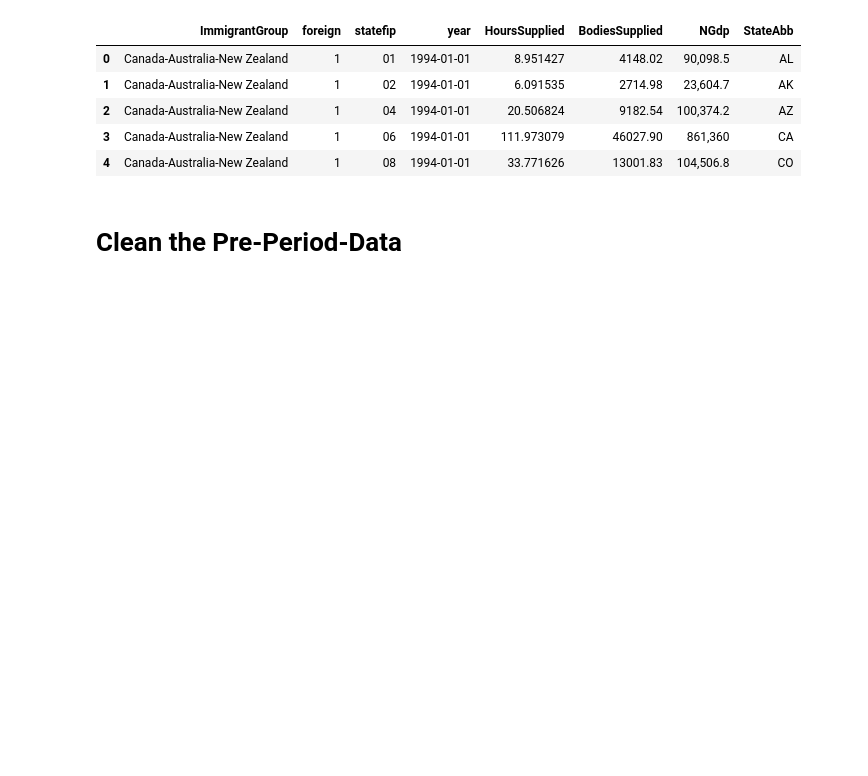
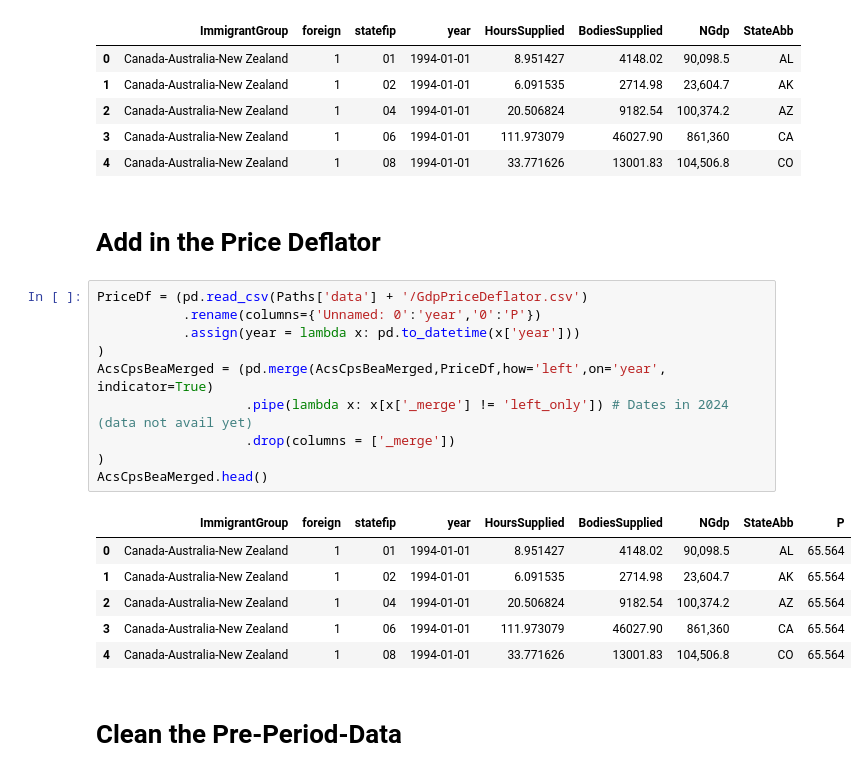
Before and after one commit to Robert-T-Remuszka/ImmigrationTfp, a Jupyter notebook: code/MakeStateAnalysis.ipynb, the cells around one changed output. Cells and saved outputs as stored; diff of their text form; blank space fills up the shorter version.

```diff
--- a/code/MakeStateAnalysis.ipynb
+++ b/code/MakeStateAnalysis.ipynb
@@ -329,6 +329,25 @@ AcsCpsBeaMerged.head()
 | 2 | Canada-Australia-New Zealand | 1 | 04 | 1994-01-01 | 20.506824 | 9182.54 | 100,374.2 | AZ |
 | 3 | Canada-Australia-New Zealand | 1 | 06 | 1994-01-01 | 111.973079 | 46027.90 | 861,360 | CA |
 | 4 | Canada-Australia-New Zealand | 1 | 08 | 1994-01-01 | 33.771626 | 13001.83 | 104,506.8 | CO |
+# %% [markdown]
+# Add in the Price Deflator
+# %%
+PriceDf = (pd.read_csv(Paths['data'] + '/GdpPriceDeflator.csv')
+           .rename(columns={'Unnamed: 0':'year','0':'P'})
+           .assign(year = lambda x: pd.to_datetime(x['year']))
+)
+AcsCpsBeaMerged = (pd.merge(AcsCpsBeaMerged,PriceDf,how='left',on='year', indicator=True)
+                   .pipe(lambda x: x[x['_merge'] != 'left_only']) # Dates in 2024 (data not avail yet)
+                   .drop(columns = ['_merge'])
+)
+AcsCpsBeaMerged.head()
+# %% [output]
+|  | ImmigrantGroup | foreign | statefip | year | HoursSupplied | BodiesSupplied | NGdp | StateAbb | P |
+| 0 | Canada-Australia-New Zealand | 1 | 01 | 1994-01-01 | 8.951427 | 4148.02 | 90,098.5 | AL | 65.564 |
+| 1 | Canada-Australia-New Zealand | 1 | 02 | 1994-01-01 | 6.091535 | 2714.98 | 23,604.7 | AK | 65.564 |
+| 2 | Canada-Australia-New Zealand | 1 | 04 | 1994-01-01 | 20.506824 | 9182.54 | 100,374.2 | AZ | 65.564 |
+| 3 | Canada-Australia-New Zealand | 1 | 06 | 1994-01-01 | 111.973079 | 46027.90 | 861,360 | CA | 65.564 |
+| 4 | Canada-Australia-New Zealand | 1 | 08 | 1994-01-01 | 33.771626 | 13001.83 | 104,506.8 | CO | 65.564 |
 # %% [markdown]
 # Clean the Pre-Period-Data
 # %%
```
Also changed, not shown: parts of 1 cell of this notebook.
